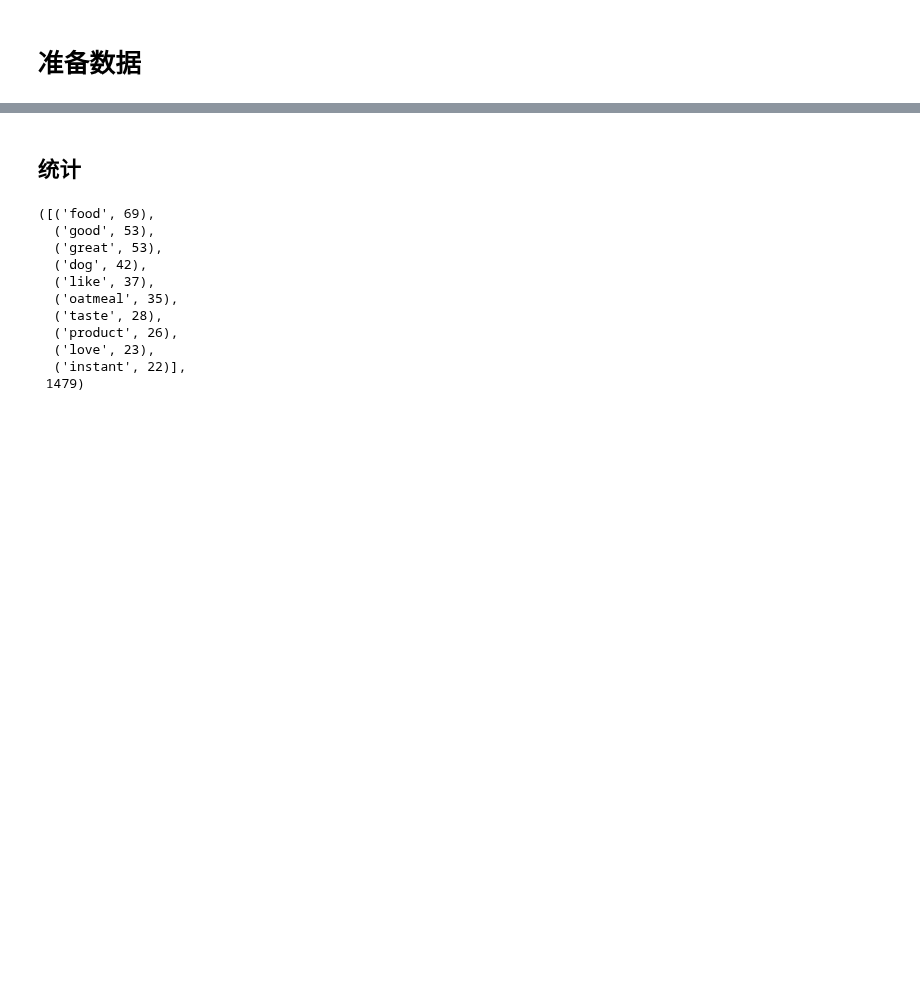
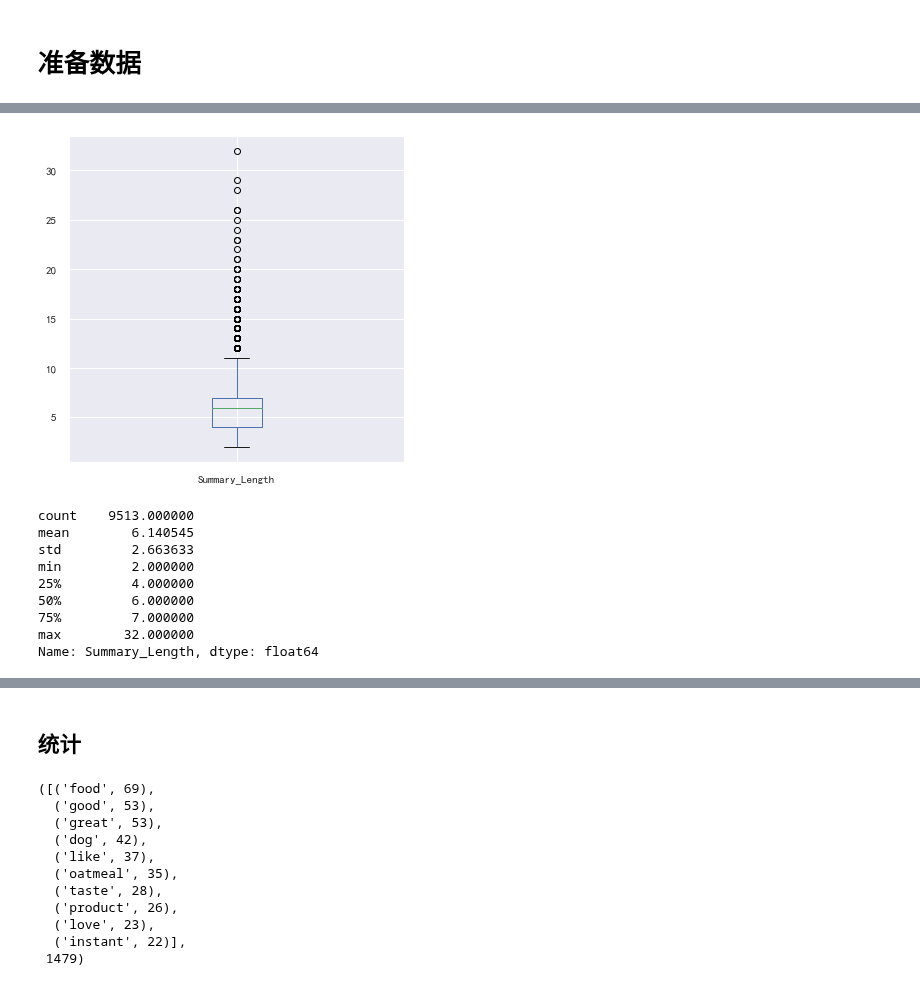
Before and after one commit to jh-lau/NLP, a Jupyter notebook: Kaggle/Summarizing_Text_with_Amazong_Reviews/summaring_text.ipynb, the cells around one changed output, grey strips where cells are left out. Cells and saved outputs as stored; diff of their text form; code cells hidden in the pictures; blank space fills up the shorter version.

```diff
--- a/Kaggle/Summarizing_Text_with_Amazong_Reviews/summaring_text.ipynb
+++ b/Kaggle/Summarizing_Text_with_Amazong_Reviews/summaring_text.ipynb
@@ -155,0 +174,33 @@ contractions = {
+# %%
+def clean_text(text, remove_stopwords=True, bos_and_eos=False):
+    text = text.lower()
+    new_text = []
+    for word in text.split():
+        if word in contractions:
+            new_text.append(contractions[word])
+        else:
+            new_text.append(word)
+    text = ' '.join(new_text)
+
+    text = re.sub(r'https?:\/\/.*[\r\n]*', '', text, flags=re.MULTILINE)
+    text = re.sub(r'\<a href', ' ', text)
+    text = re.sub(r'&amp;', '', text)
+    text = re.sub(r'[>_"\-;%()|+&=*%.,!?:#$@\[\]/]', ' ', text)
+    text = re.sub(r'<br />', ' ', text)
+    text = re.sub(r'<br', ' ',text)
+    text = re.sub(r'><br', ' ', text)
+    text = re.sub(r'\'', ' ', text)
+
+    if remove_stopwords:
+        text = text.split()
+        stops = set(stopwords.words('english'))
+        text  = [word for word in text if not word in stops]
+        text = ' '.join(text)
+
+    if bos_and_eos:
+        text = ' '.join(['bos', text, 'eos'])
+    return text
+# %%
+# 摘要不去除停用词，且前后加上开始与结束标签
+data['Cleaned_Summary'] = data.Summary.apply(clean_text, args=(False,True))
+data['Cleaned_Text'] = data.Text.apply(clean_text)
@@ -155,0 +214,3 @@ contractions = {
+# %%
+data_pure = data[['Text', 'Summary', 'Cleaned_Summary', 'Cleaned_Text']].copy()
+data_pure.head(2)
@@ -155,0 +235,4 @@ contractions = {
+# %%
+data_pure['Text_Length'] = data_pure.Cleaned_Text.apply(lambda x:len(x.split()))
+data_pure['Summary_Length'] = data_pure.Cleaned_Summary.apply(lambda x:len(x.split()))
+data_pure.head(3)
@@ -155,0 +244,15 @@ contractions = {
+# %%
+data_pure.Summary_Length.plot.box(figsize=(6,6))
+plt.show()
+data_pure.Summary_Length.describe()
+# %% [output]
+[figure, added]
+count    9513.000000
+mean        6.140545
+std         2.663633
+min         2.000000
+25%         4.000000
+50%         6.000000
+75%         7.000000
+max        32.000000
+Name: Summary_Length, dtype: float64
```
Also changed, not shown: parts of 51 cells of this notebook, 1 other file.
